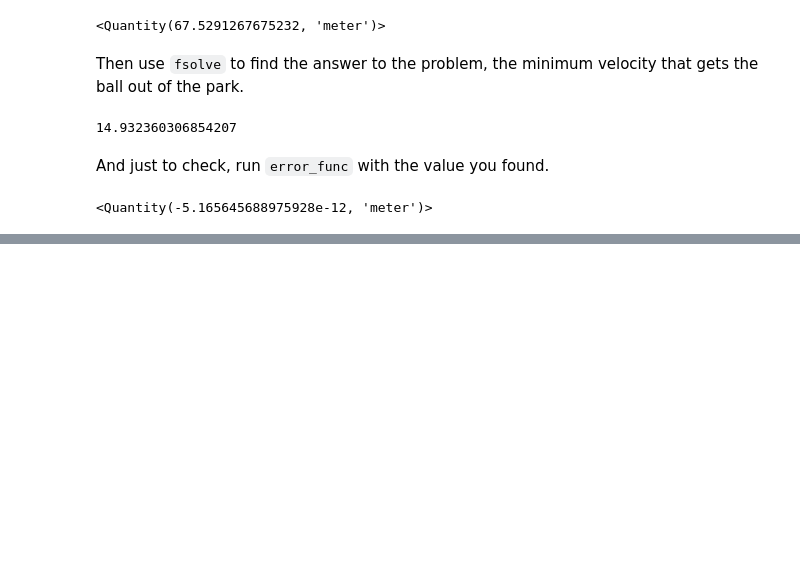
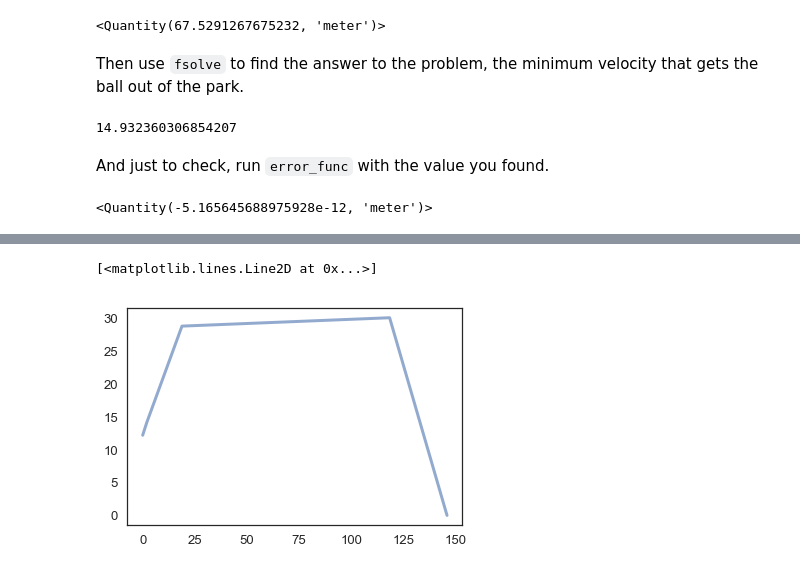
Before and after one commit to MellieZito/Project-3, a Jupyter notebook: code/OlinLaunch.ipynb, the cells around one changed output, grey strips where cells are left out. Saved outputs shown, nothing was run; the diff lists cells and outputs as text; code cells hidden in the pictures; blank space fills up the shorter version.

```diff
--- a/code/OlinLaunch.ipynb
+++ b/code/OlinLaunch.ipynb
@@ -341,0 +297,38 @@ error_func2(min_v[0], params)
+# %%
+def slope_func(state, t, system):
+    """Computes derivatives of the state variables.
+
+    state: State (x, y, x velocity, y velocity)
+    t: time
+    system: System object with g, rho, C_d, area, mass
+
+    returns: sequence (vx, vy, ax, ay)
+    """
+    x, y, vx, vy = state
+    unpack(system)
+
+    V = Vector(vx, vy)
+    a_drag = drag_force(V, system) / mass
+    a_grav = Vector(0, -g)
+
+    a = a_grav + a_drag
+
+    return vx, vy, a.x, a.y
+# %%
+def event_func2(state, t, system):
+    """Stop when the y coordinate is 0.
+
+    state: State object
+    t: time
+    system: System object
+
+    returns: y coordinate
+    """
+    x, y, vx, vy = state
+    return y
+# %%
+results, details = run_ode_solver(system, slope_func, events=event_func2)
+plot(results.x, results.y)
+# %% [output]
+[<matplotlib.lines.Line2D at 0x...>]
+[figure, added]
```
Also changed, not shown: parts of 34 cells of this notebook, 1 other file.
